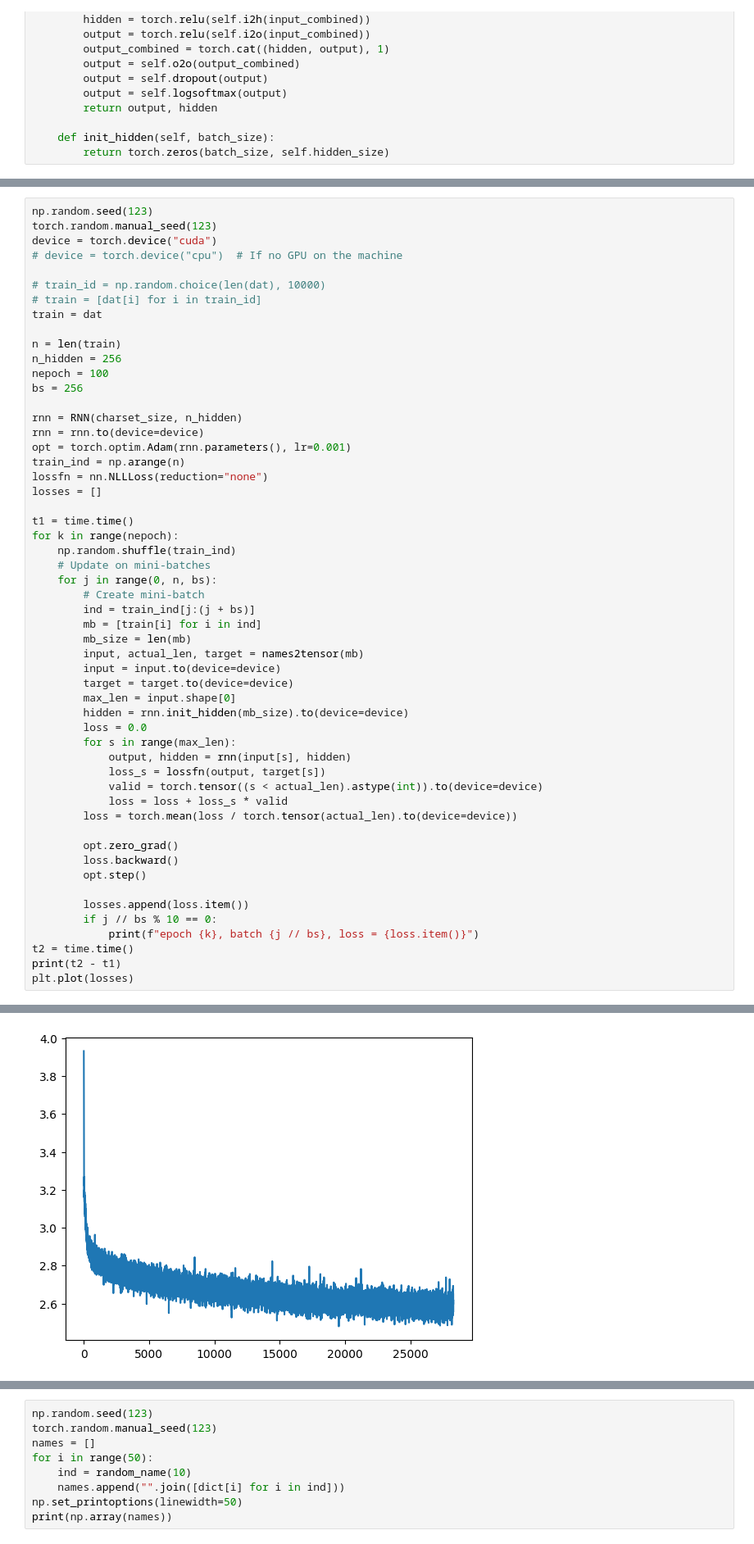
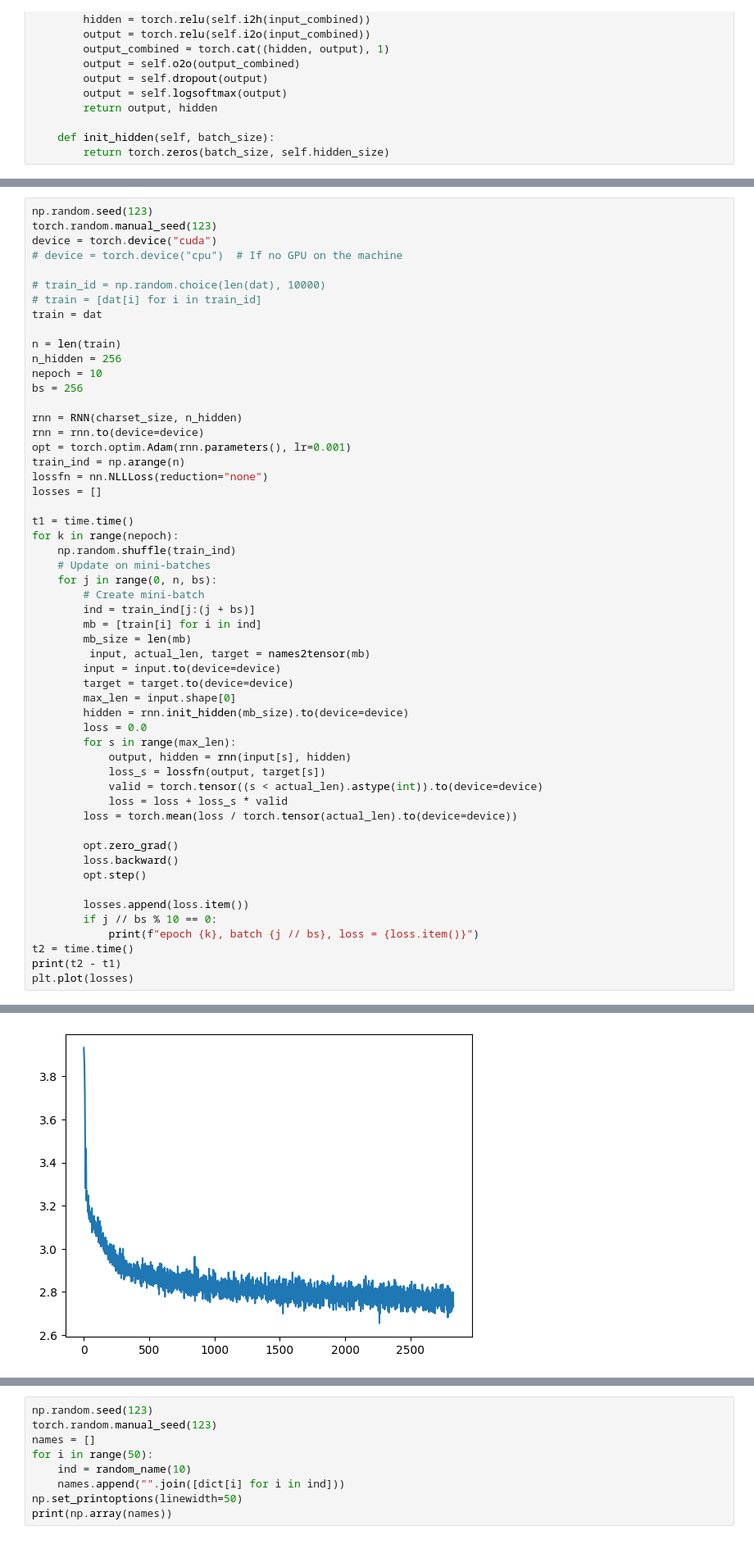
Before and after one commit to By-Xin/ByCsdiy, a Jupyter notebook: DeepLearning/DeepLearning_Qyx/HW5/lec12/gen_name_en.ipynb, the cells around one changed output, grey strips where cells are left out. Shown: that part at 82% size. Saved outputs shown, nothing was run; the diff lists cells and outputs as text.

```diff
--- a/DeepLearning/DeepLearning_Qyx/HW5/lec12/gen_name_en.ipynb
+++ b/DeepLearning/DeepLearning_Qyx/HW5/lec12/gen_name_en.ipynb
@@ -181,7 +181,7 @@ train = dat
 
 n = len(train)
 n_hidden = 256
-nepoch = 100
+nepoch = 10
 bs = 256
 
 rnn = RNN(charset_size, n_hidden)
@@ -200,7 +200,7 @@ for k in range(nepoch):
         ind = train_ind[j:(j + bs)]
         mb = [train[i] for i in ind]
         mb_size = len(mb)
-        input, actual_len, target = names2tensor(mb)
+         input, actual_len, target = names2tensor(mb)
         input = input.to(device=device)
         target = target.to(device=device)
         max_len = input.shape[0]
@@ -244,3 +244,3 @@ epoch 99, batch 280, loss = 2.5943589210510254
 [<matplotlib.lines.Line2D at 0x...>]
-[figure, old version]
+[figure, new version]
 # %%
```
Also changed, not shown: parts of 5 cells of this notebook, 2 other files.
